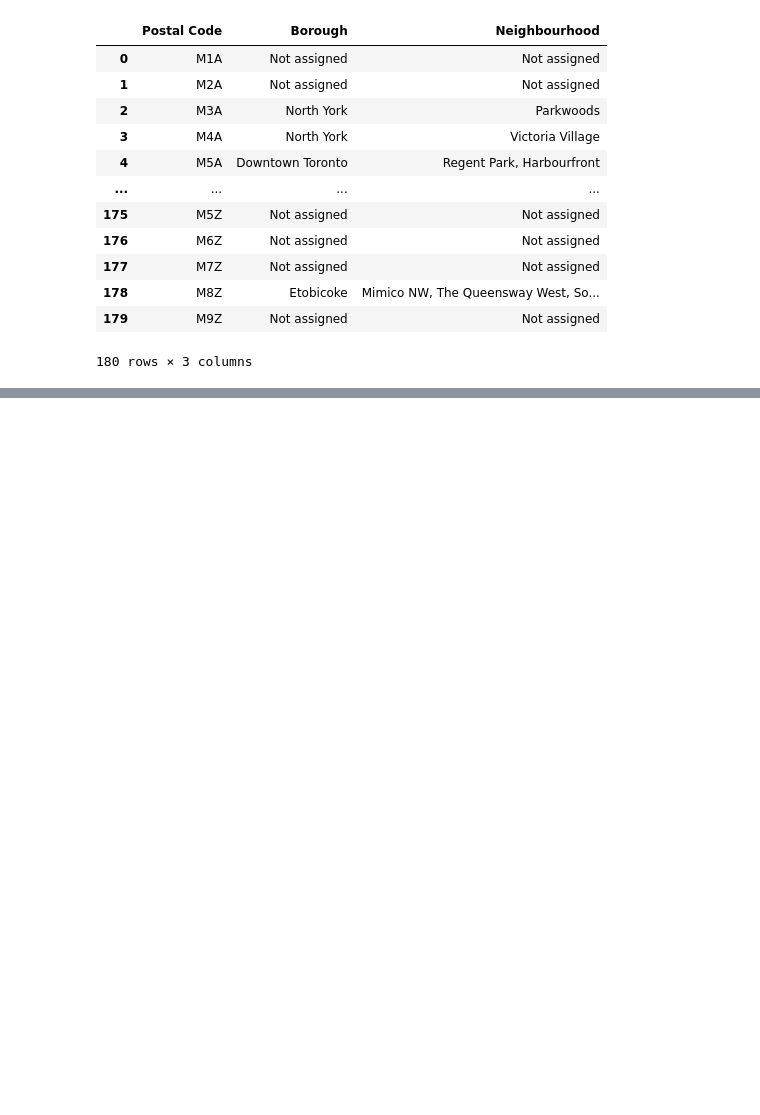
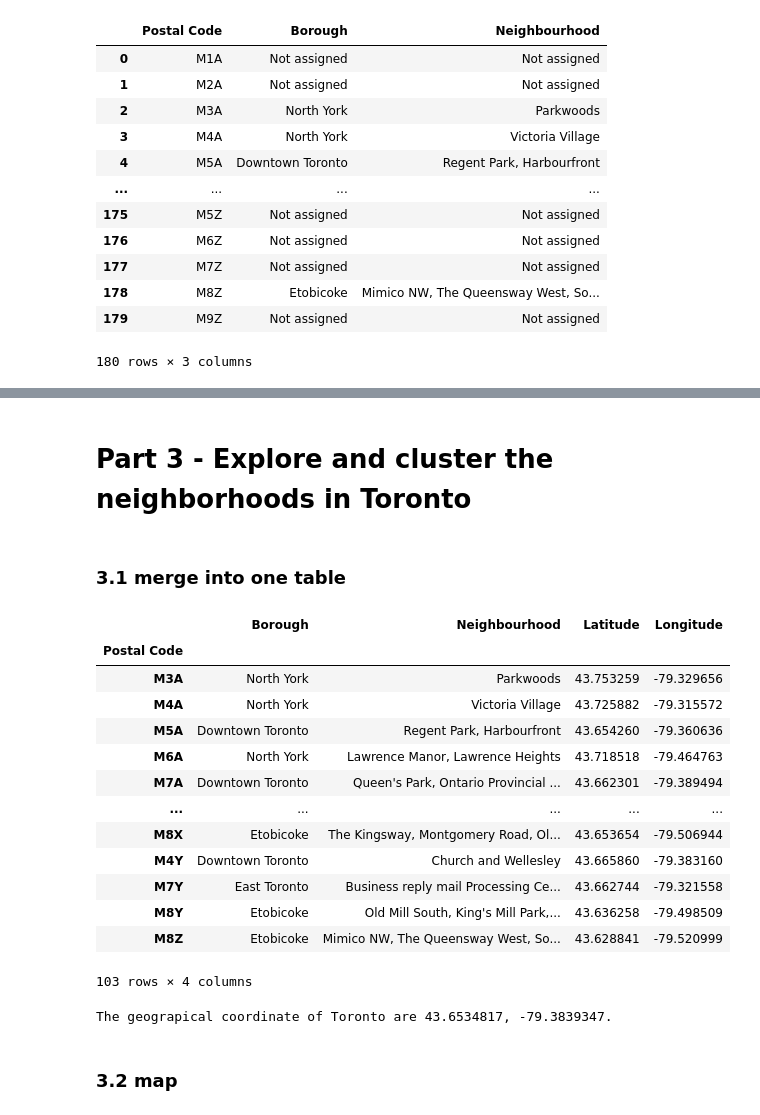
Before and after one commit to RachelHaldane/Coursera_Capstone, a Jupyter notebook: Capstone Wk3 -Segmenting&Clustering Neighbourhoods.ipynb, the cells around one changed output, grey strips where cells are left out. Drawn from its saved outputs; the diff is of its cells as text; code cells hidden in the pictures; blank space fills up the shorter version.

```diff
--- a/Capstone Wk3 -Segmenting&Clustering Neighbourhoods.ipynb
+++ b/Capstone Wk3 -Segmenting&Clustering Neighbourhoods.ipynb
@@ -96,0 +109,7 @@ df
+# %%
+# get the lat long data
+
+url2 = 'http://cocl.us/Geospatial_data'
+
+dfs2 = pd.read_csv('https://cocl.us/Geospatial_data', index_col='Postal Code')
+dfs2
@@ -96,0 +131,35 @@ df
+# %% [markdown]
+# Part 3 - Explore and cluster the neighborhoods in Toronto
+# %% [markdown]
+### 3.1 merge into one table
+# %%
+# merge into one table
+toronto = df.merge(dfs2, left_index=True, right_on='Postal Code', how='left')
+toronto
+# %% [output]
+|  | Borough | Neighbourhood | Latitude | Longitude |
+| Postal Code |  |  |  |  |
+| M3A | North York | Parkwoods | 43.753259 | -79.329656 |
+| M4A | North York | Victoria Village | 43.725882 | -79.315572 |
+| M5A | Downtown Toronto | Regent Park, Harbourfront | 43.654260 | -79.360636 |
+| M6A | North York | Lawrence Manor, Lawrence Heights | 43.718518 | -79.464763 |
+| M7A | Downtown Toronto | Queen's Park, Ontario Provincial ... | 43.662301 | -79.389494 |
+| ... | ... | ... | ... | ... |
+| M8X | Etobicoke | The Kingsway, Montgomery Road, Ol... | 43.653654 | -79.506944 |
+| M4Y | Downtown Toronto | Church and Wellesley | 43.665860 | -79.383160 |
+| M7Y | East Toronto | Business reply mail Processing Ce... | 43.662744 | -79.321558 |
+| M8Y | Etobicoke | Old Mill South, King's Mill Park,... | 43.636258 | -79.498509 |
+| M8Z | Etobicoke | Mimico NW, The Queensway West, So... | 43.628841 | -79.520999 |
+103 rows × 4 columns
+# %%
+address = 'Toronto, Canada'
+
+geolocator = Nominatim(user_agent="ny_explorer")
+location = geolocator.geocode(address)
+latitude = location.latitude
+longitude = location.longitude
+print('The geograpical coordinate of Toronto are {}, {}.'.format(latitude, longitude))
+# %% [output]
+The geograpical coordinate of Toronto are 43.6534817, -79.3839347.
+# %% [markdown]
+### 3.2 map
```
Also changed, not shown: parts of 11 cells of this notebook.
